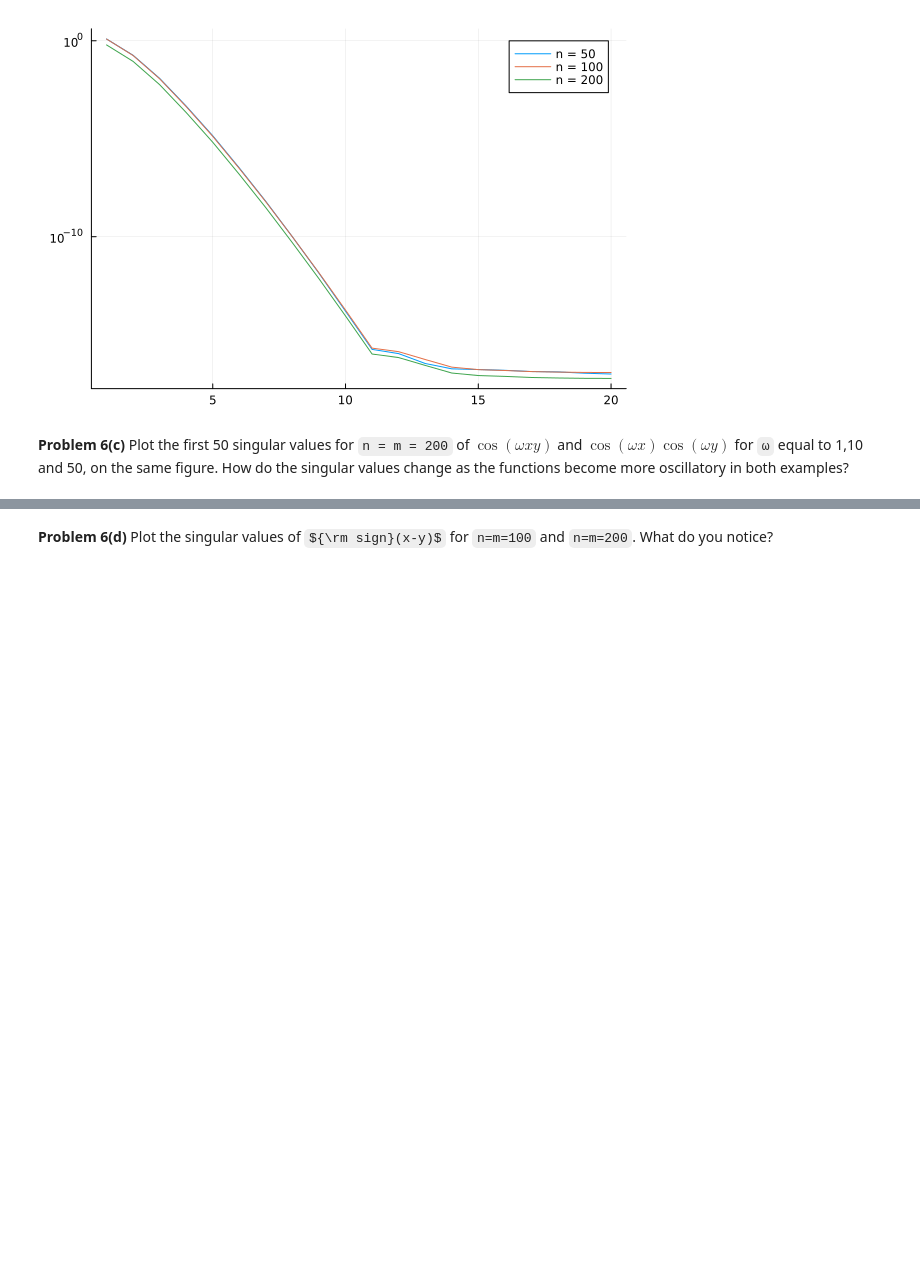
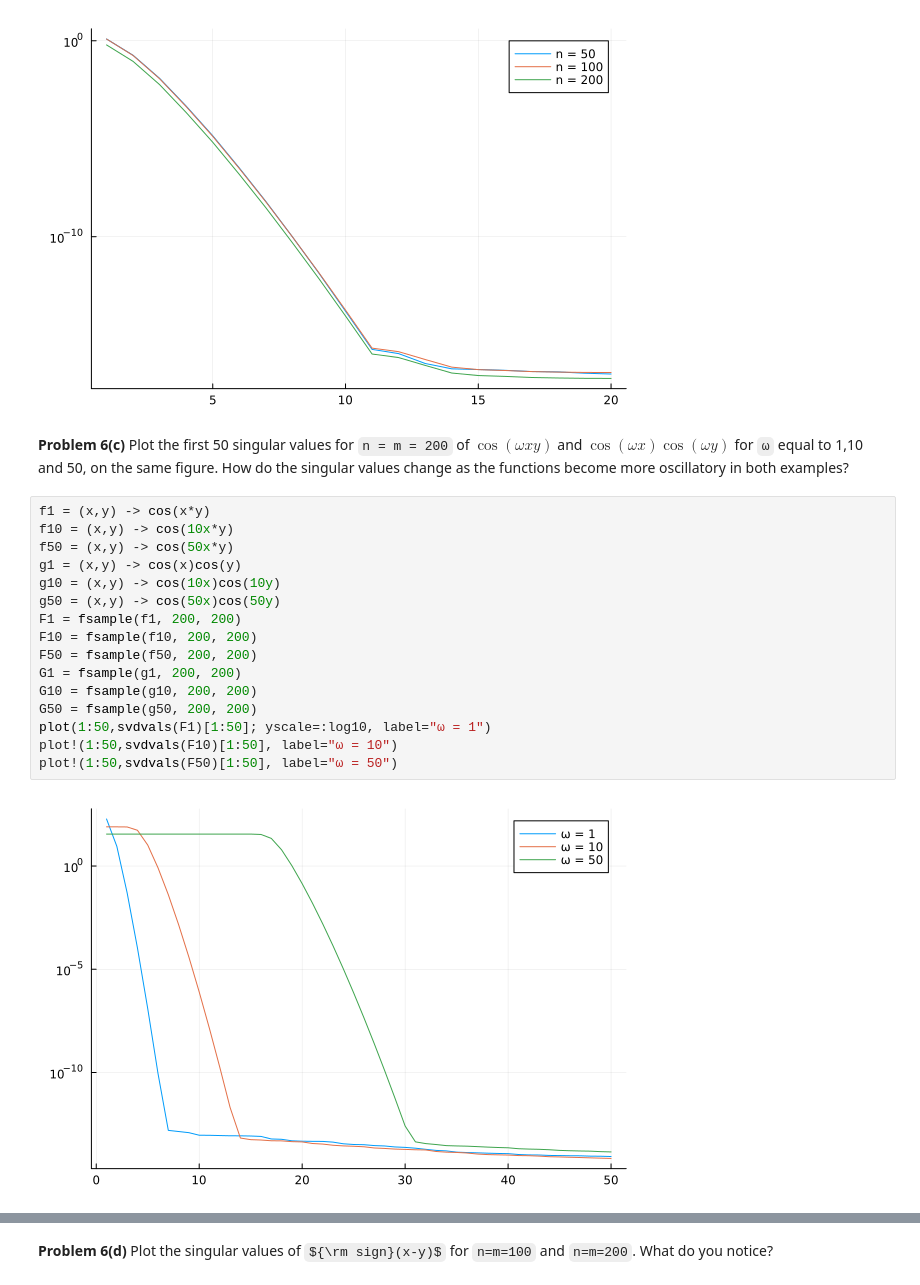
Before and after one commit to lovelife383/MATH50003NumericalAnalysis, a Jupyter notebook: labs/lab7.ipynb, the cells around one changed output, grey strips where cells are left out. Drawn from its saved outputs; the diff is of its cells as text; some formulas as TeX source; blank space fills up the shorter version.

```diff
--- a/labs/lab7.ipynb
+++ b/labs/lab7.ipynb
@@ -394,3 +394,21 @@ plot!(1:20,svdvals(F100)[1:20]/200, label="n = 200")
 **Problem 6(c)** Plot the first 50 singular values for `n = m = 200` of
  $\cos(ωxy)$ and $\cos(ωx) \cos(ωy)$ for `ω` equal to 1,10 and 50, on the same figure.
 How do the singular values change as the functions become more oscillatory in both examples?
+# %%
+f1 = (x,y) -> cos(x*y)
+f10 = (x,y) -> cos(10x*y)
+f50 = (x,y) -> cos(50x*y)
+g1 = (x,y) -> cos(x)cos(y)
+g10 = (x,y) -> cos(10x)cos(10y)
+g50 = (x,y) -> cos(50x)cos(50y)
+F1 = fsample(f1, 200, 200)
+F10 = fsample(f10, 200, 200)
+F50 = fsample(f50, 200, 200)
+G1 = fsample(g1, 200, 200)
+G10 = fsample(g10, 200, 200)
+G50 = fsample(g50, 200, 200)
+plot(1:50,svdvals(F1)[1:50]; yscale=:log10, label="ω = 1")
+plot!(1:50,svdvals(F10)[1:50], label="ω = 10")
+plot!(1:50,svdvals(F50)[1:50], label="ω = 50")
+# %% [output]
+[figure, added]
```
Also changed, not shown: parts of 5 cells of this notebook.
